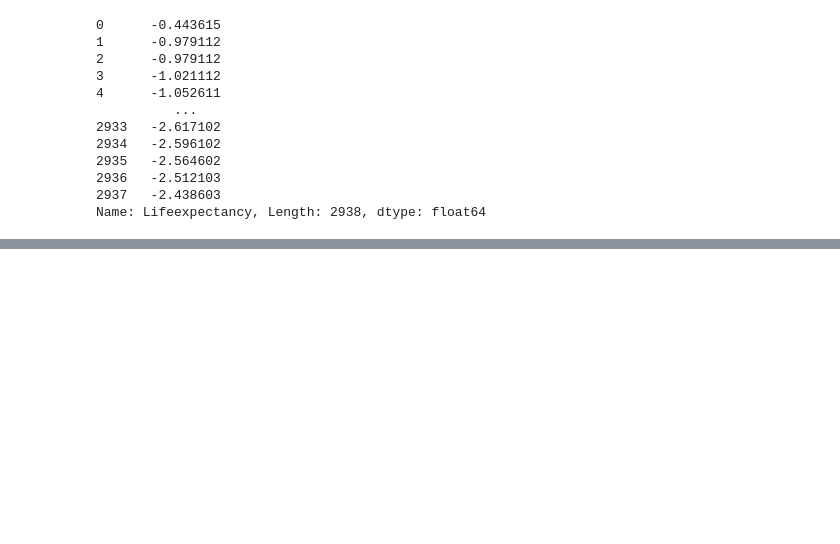
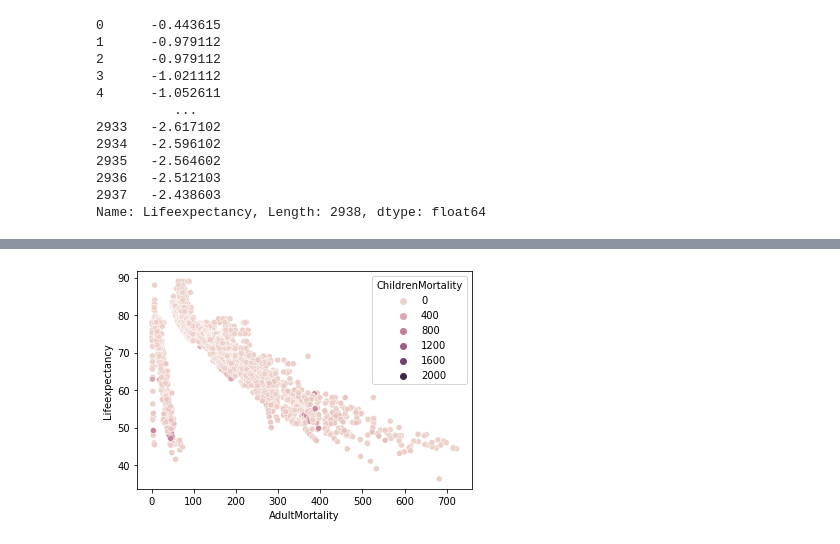
Before and after one commit to divanov137/Life_expectancy, a Jupyter notebook: life_expectancy_causal_analysis.ipynb, the cells around one changed output, grey strips where cells are left out. Cells and saved outputs as stored; diff of their text form; code cells hidden in the pictures; blank space fills up the shorter version.

```diff
--- a/life_expectancy_causal_analysis.ipynb
+++ b/life_expectancy_causal_analysis.ipynb
@@ -178,0 +317,4 @@ def find_correlation(var1, var2, *args):
+# %%
+sns.scatterplot(data=df, x='AdultMortality', y='Lifeexpectancy', hue='ChildrenMortality');
+# %% [output]
+[figure, added]
```
Also changed, not shown: parts of 39 cells of this notebook.
